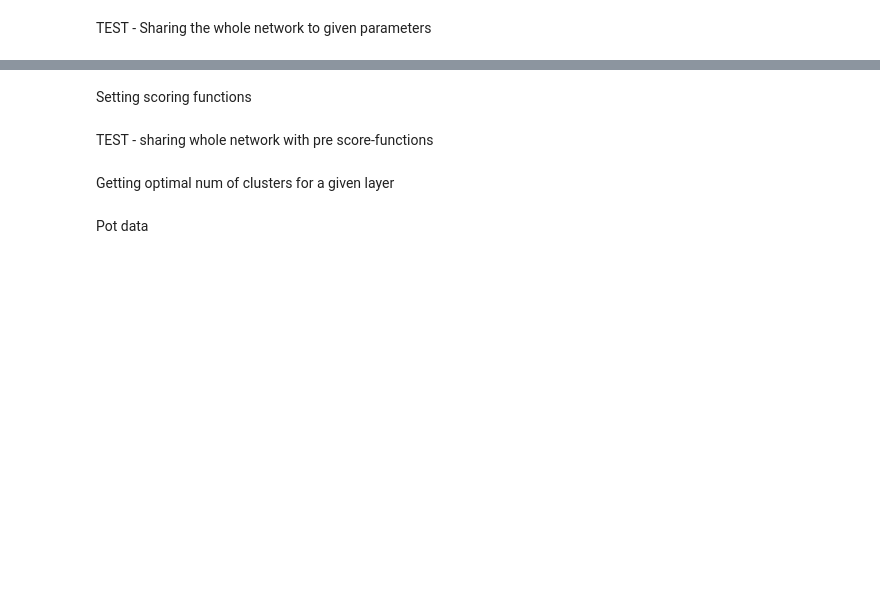
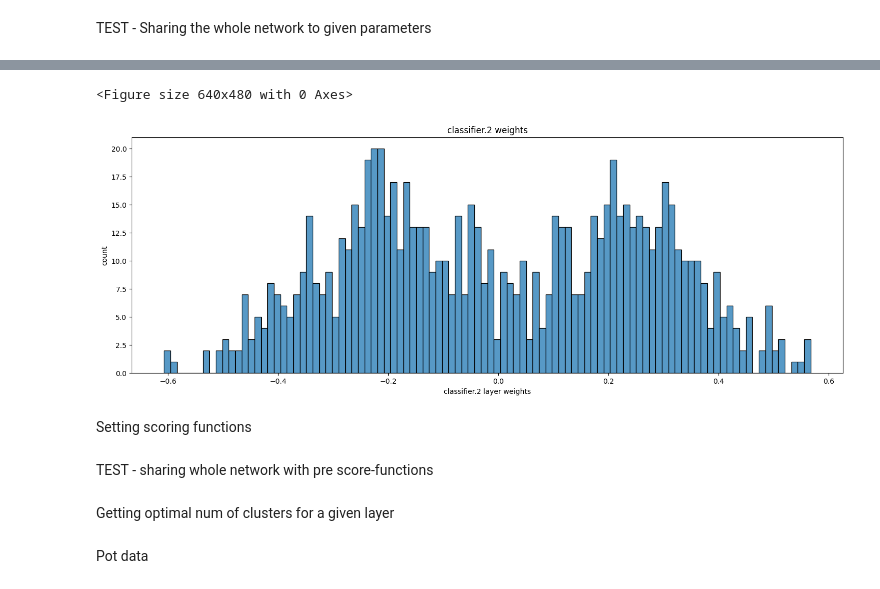
Before and after one commit to xcoupe01/nn_weight_share_optimization, a Jupyter notebook: notebooks/lenet_compression/lenet_share.ipynb, the cells around one changed output, grey strips where cells are left out. Cells and saved outputs as stored; diff of their text form; code cells hidden in the pictures; blank space fills up the shorter version.

Commit message:
bug fixes, modelwise weight sharing added

```diff
--- a/notebooks/lenet_compression/lenet_share.ipynb
+++ b/notebooks/lenet_compression/lenet_share.ipynb
@@ -38,6 +38,6 @@ lam_opt = lambda mod : torch.optim.Adam(mod.parameters(), lr=LEARNING_RATE)
 lam_train = lambda opt, epochs : train_net(model, criterion, opt, dataset, epochs, device=DEVICE)
 lam_test = lambda : get_accuracy(model, dataset.test_dl, DEVICE)
 
-ws_controller = WeightShare(model, lam_opt, lam_train, lam_test)
+ws_controller = WeightShare(model, lam_test, lam_opt, lam_train)
 ws_controller.print_layers_info()
 # %% [output]
@@ -86,5 +101,8 @@ ws_controller.share([4, 4, 7, 10, 4], mods_focus=[2, 2, 2, 2, 2], mods_spread=[1
 # %%
-ws_controller.model_layers[0].plot_weight()
+ws_controller.model_layers[4].plot_weight()
+# %% [output]
+<Figure size 640x480 with 0 Axes>
+[figure, added]
 # %% [markdown]
 Setting scoring functions
 # %%
```
Also changed, not shown: parts of 6 cells of this notebook, 3 other files.
